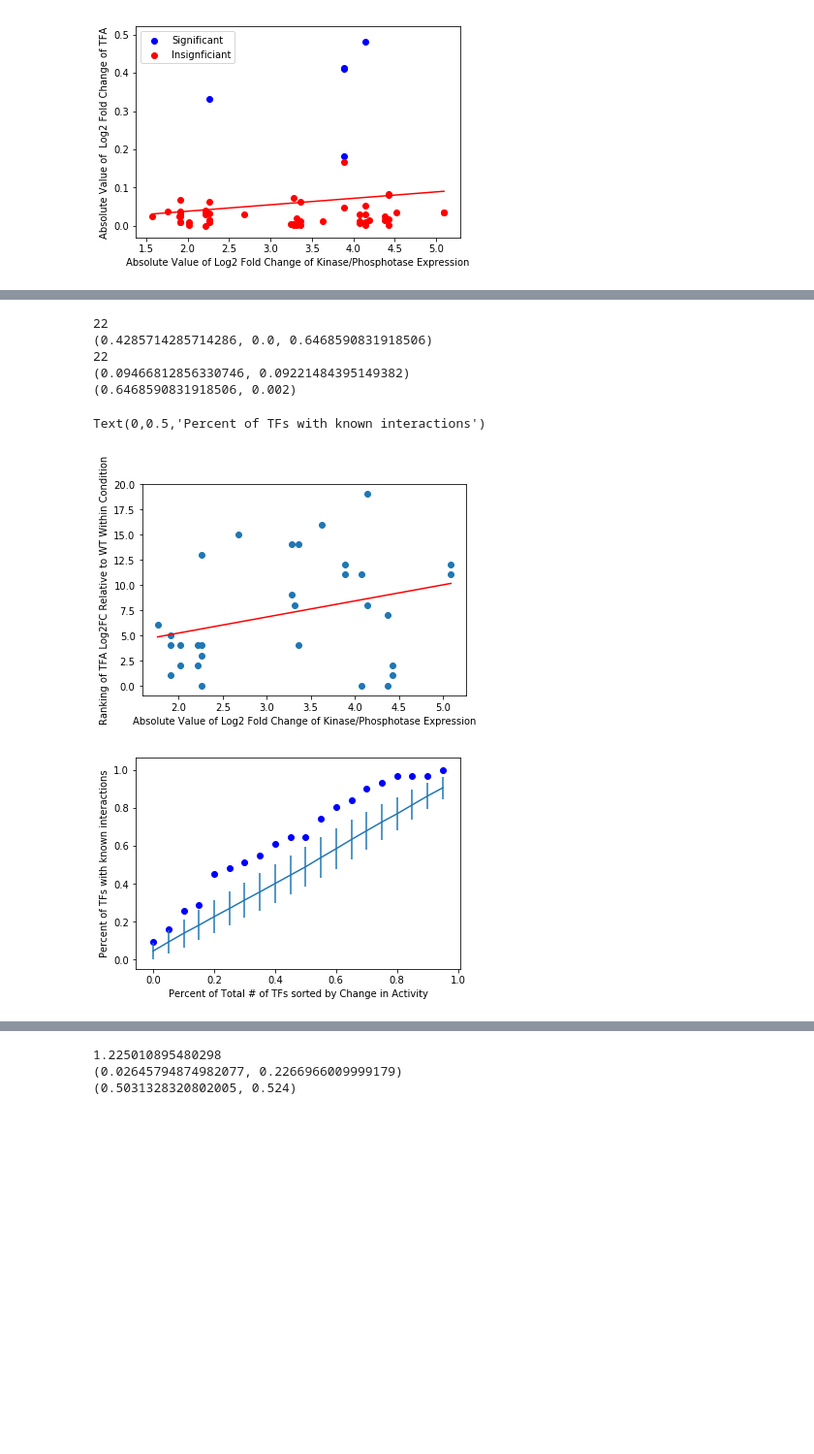
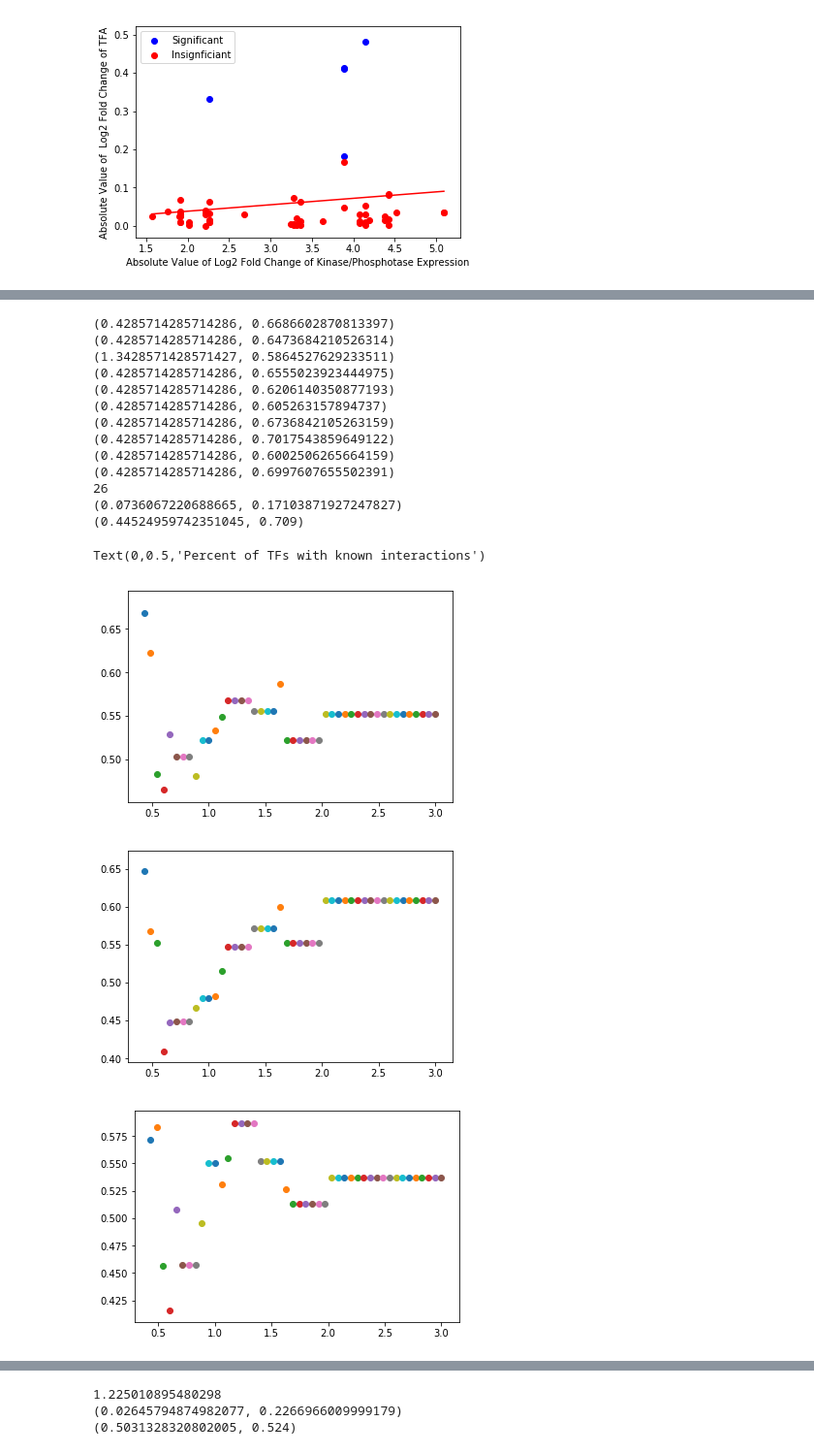
Before and after one commit to e-stan/BrentRotation, a Jupyter notebook: TFAInferenceCode/TFA_Activity_Analysis_TFVAWithSignConstraints.ipynb, the cells around one changed output, grey strips where cells are left out. Shown at 97% size. Drawn from its saved outputs; the diff is of its cells as text; code cells hidden in the pictures; blank space fills up the shorter version.

```diff
--- a/TFAInferenceCode/TFA_Activity_Analysis_TFVAWithSignConstraints.ipynb
+++ b/TFAInferenceCode/TFA_Activity_Analysis_TFVAWithSignConstraints.ipynb
@@ -272,10 +273,12 @@ normalizedMatrix  = TFAHelp.rankingChange(matrix)[:-1]
 
 #match interactions
 interactionsFound = {}
+bestPossibleInteractionsFound = {}
 for tf in range(len(normalizedMatrix)-1):
     for kinase in range(len(normalizedMatrix[tf])):
         if kinases[kinase]+"_"+TFs[tf] in interactions:
             interactionsFound[kinases[kinase]+"_"+TFs[tf]] = normalizedMatrix[tf][kinase]
+            bestPossibleInteractionsFound[kinases[kinase]+"_"+TFs[tf]] = min([normalizedMatrix[tf][kinase] for tf in range(len(normalizedMatrix))])
 uniqueInteractions = [inter for inter in interactions]
 
 GEImpact = {inter:-1 for inter in uniqueInteractions}
@@ -302,6 +305,11 @@ plt.plot(xvals,[x*slope+intercept for x in xvals],"r-")
 print(r**2,pvalue)
 
 ###Generate Random Matrices to find Results:
+plt.figure()
+xcoords,ycoords = TFAHelp.expectedInteractionFallInRankingLevel(bestPossibleInteractionsFound,len(normalizedMatrix)-1)
+AUC = np.trapz(ycoords,dx = 1.0/(len(xcoords)-1))
+plt.scatter(xcoords,ycoords,c="b")
+
 plt.figure()
 
 xcoords,ycoords = TFAHelp.expectedInteractionFallInRankingLevel(interactionsFound,len(normalizedMatrix)-1)
@@ -356,41 +365,45 @@ tfvaRangeMatrix = [[TFVARange[row][col] for col in columnsOfInterest]+[TFVARange
                    range(len(TFVARange)-1)]
 
 TFARangeSize = [[(max(col1)-min(col1))/col2 for col1,col2 in zip(row1,row2)] for row1,row2 in zip(TFVARange,TFAVariable)]
+interactions2 = [inter for inter in interactions]
+meanCutoff = 0
 
-bestCutoff = 0.2
-bestAUC = 0.0
-bestStdCutoff = 0
-for stdCutoff in np.linspace(.00,.2,50):
+for x in range(10):
+    bestCutoff = 0.2
+    bestAUC = 0.0
+    bestStdCutoff = 0
+    plt.figure()
+    random.shuffle(interactions2)
+    tempinteractions = interactions2[:int(.7*len(interactions2))]
+
     for cutoff in np.linspace(.2,3,50):
         try:
             matrix2 = [[col for col in matrix[row]] for row in range(len(matrix)-1)
-                            if np.mean(TFARangeSize[row]) <= cutoff and np.std(TFARangeSize[row])>= stdCutoff]
-            tempTFs = [TFs[row] for row in range(len(matrix)-1) if np.mean(TFARangeSize[row]) <= cutoff and
-                      np.std(TFARangeSize[row])>= stdCutoff]
+                            if np.mean(TFARangeSize[row]) <= cutoff]
+            tempTFs = [TFs[row] for row in range(len(matrix)-1) if np.mean(TFARangeSize[row]) <= cutoff]
             normalizedMatrix  = TFAHelp.rankingChange(matrix2)[:-1]
 
             interactionsFound = {}
             for tf in range(len(normalizedMatrix)-1):
                 for kinase in range(len(normalizedMatrix[tf])):
-                    if kinases[kinase]+"_"+tempTFs[tf] in interactions:
+                    if kinases[kinase]+"_"+tempTFs[tf] in tempinteractions:
                         interactionsFound[kinases[kinase]+"_"+TFs[tf]] = normalizedMatrix[tf][kinase]
 
             xcoords,ycoords = TFAHelp.expectedInteractionFallInRankingLevel(interactionsFound,len(normalizedMatrix)-1)
             AUC = np.trapz(ycoords,dx = 1.0/(len(xcoords)-1))
-
+            if len(matrix2) >= .4 * len(matrix): plt.scatter([cutoff],[AUC])
             if AUC >= bestAUC and len(matrix2) >= .4 * len(matrix):
-                print(len(matrix2))
                 bestAUC = AUC
                 bestCutoff = cutoff
-                bestStdCutoff = stdCutoff
         except:
             pass
-print(bestCutoff,bestStdCutoff,bestAUC)
-#bestCutoff = 1.0
+
+    print(bestCutoff,bestAUC)
+    meanCutoff += bestCutoff/10
+bestCutoff = meanCutoff
 matrix2 = [[col for col in matrix[row]] for row in range(len(matrix)-1)
-                if np.mean(TFARangeSize[row]) <= bestCutoff and np.std(TFARangeSize[row])>= bestStdCutoff]
-tempTFs = [TFs[row] for row in range(len(matrix)-1) if np.mean(TFARangeSize[row]) <= bestCutoff and
-          np.std(TFARangeSize[row])>= bestStdCutoff]
+                if np.mean(TFARangeSize[row]) <= bestCutoff ]
+tempTFs = [TFs[row] for row in range(len(matrix)-1)]
 #matrix2 = [[col for col in matrix[row]] for row in range(len(matrix)-1)
 #                    if np.mean(TFARangeSize[row]) <= bestCutoff]
 
@@ -447,37 +460,46 @@ for _ in range(nsims):
     tempMat = [tempMat[row] + [matrix2[row][-1]] for row in range(len(tempMat))]
     tempNormMat = TFAHelp.rankingChange(tempMat)
     tempinteractionsFound = {}
     for tf in range(len(normalizedMatrix)-1):
         for kinase in range(len(normalizedMatrix[tf])):
             if kinases[kinase]+"_"+TFs[tf] in interactions:
                 tempinteractionsFound[kinases[kinase]+"_"+tempTFs[tf]] = tempNormMat[tf][kinase]
     xcoords,ycoords = TFAHelp.expectedInteractionFallInRankingLevel(tempinteractionsFound,len(normalizedMatrix)-1)
     AUCs.append(np.trapz(ycoords,dx = 1.0/(len(xcoords)-1)))
     allxCoords.append(xcoords)
     allyCoords.append(ycoords)
 
 AUCs.sort(reverse=True)
 index = 0
 for val in AUCs:
     if AUC > val:
         index -= 1
         break
     index+=1
 percentile = float(index)/len(AUCs)
 
 print(AUC,percentile)
 
 plt.errorbar(x = xcoords,y = np.mean(allyCoords,axis = 0),
              yerr = np.std(allyCoords,axis=0))
 
 plt.xlabel("Percent of Total # of TFs sorted by Change in Activity")
 plt.ylabel("Percent of TFs with known interactions")
 # %% [output]
-22
-(0.4285714285714286, 0.0, 0.6468590831918506)
-22
-(0.09466812856330746, 0.09221484395149382)
-(0.6468590831918506, 0.002)
+(0.4285714285714286, 0.6686602870813397)
+(0.4285714285714286, 0.6473684210526314)
+(1.3428571428571427, 0.5864527629233511)
+(0.4285714285714286, 0.6555023923444975)
+(0.4285714285714286, 0.6206140350877193)
+(0.4285714285714286, 0.605263157894737)
+(0.4285714285714286, 0.6736842105263159)
+(0.4285714285714286, 0.7017543859649122)
+(0.4285714285714286, 0.6002506265664159)
+(0.4285714285714286, 0.6997607655502391)
+26
+(0.0736067220688665, 0.17103871927247827)
+(0.44524959742351045, 0.709)
 Text(0,0.5,'Percent of TFs with known interactions')
-[figure, old version]
+[figure, new version]
-[figure, old version]
+[figure, new version]
+[figure, added]
```
Also changed, not shown: parts of 3 cells of this notebook.
